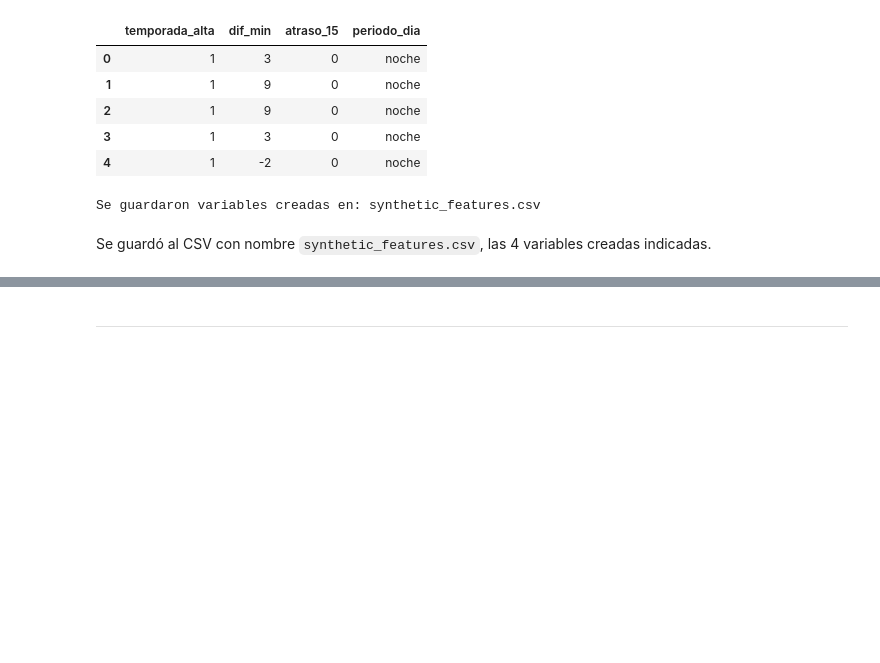
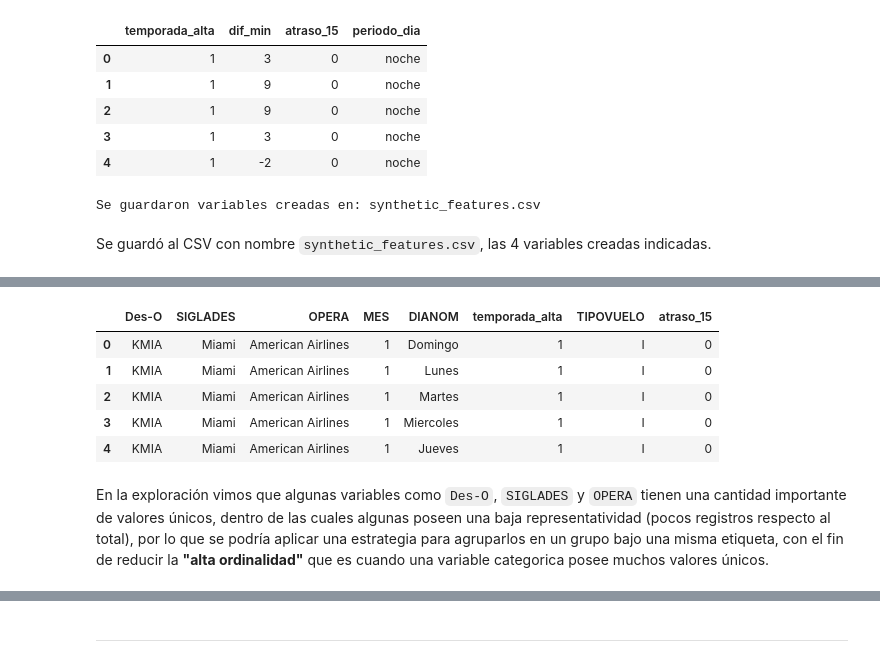
Before and after one commit to Mishagk/LATAM-Desafio-DS, a Jupyter notebook: solution.ipynb, the cells around one changed output, grey strips where cells are left out. Saved outputs shown, nothing was run; the diff lists cells and outputs as text; code cells hidden in the pictures; blank space fills up the shorter version.

```diff
--- a/solution.ipynb
+++ b/solution.ipynb
@@ -1314,0 +1324,18 @@ Se guardó al CSV con nombre `synthetic_features.csv`, las 4 variables creadas i
+# %%
+# Formateo de datos y seleccion
+
+data["DIA"] = data["DIA"].map(str)
+data["MES"] = data["MES"].map(str)
+data["temporada_alta"] = data["temporada_alta"].map(str)
+
+variables = ["Des-O","SIGLADES","OPERA","MES","DIANOM","temporada_alta","TIPOVUELO","atraso_15"] # variables indicadas en pregunta
+data[variables].head()
+# %% [output]
+|  | Des-O | SIGLADES | OPERA | MES | DIANOM | temporada_alta | TIPOVUELO | atraso_15 |
+| 0 | KMIA | Miami | American Airlines | 1 | Domingo | 1 | I | 0 |
+| 1 | KMIA | Miami | American Airlines | 1 | Lunes | 1 | I | 0 |
+| 2 | KMIA | Miami | American Airlines | 1 | Martes | 1 | I | 0 |
+| 3 | KMIA | Miami | American Airlines | 1 | Miercoles | 1 | I | 0 |
+| 4 | KMIA | Miami | American Airlines | 1 | Jueves | 1 | I | 0 |
+# %% [markdown]
+En la exploración vimos que algunas variables como `Des-O`, `SIGLADES` y `OPERA` tienen una cantidad importante de valores únicos, dentro de las cuales algunas poseen una baja representatividad (pocos registros respecto al total), por lo que se podría aplicar una estrategia para agruparlos en un grupo bajo una misma etiqueta, con el fin de reducir la **"alta ordinalidad"** que es cuando una variable categorica posee muchos valores únicos.
```
Also changed, not shown: parts of 39 cells of this notebook.
